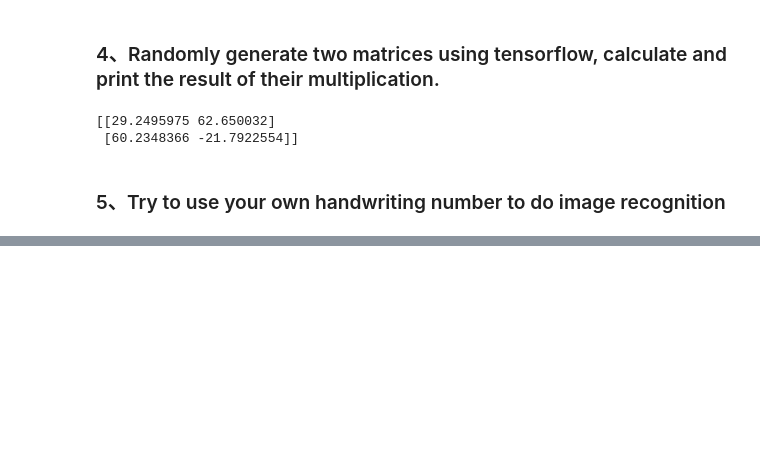
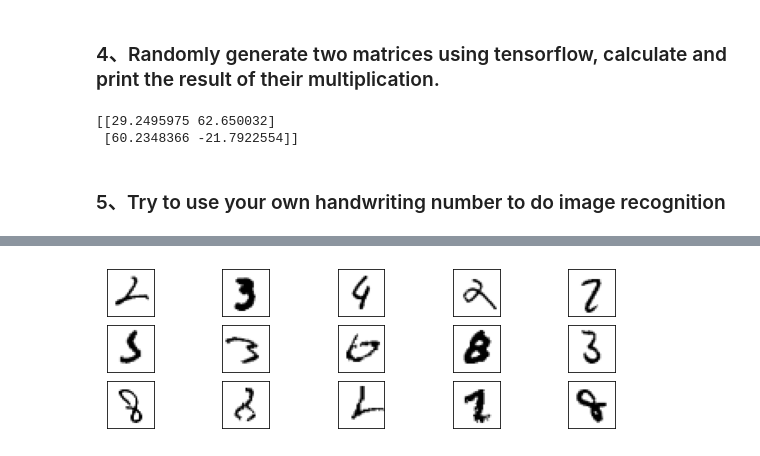
Before and after one commit to Natrofl/intsys_practices, a Jupyter notebook: The fourth_daily test.ipynb, the cells around one changed output, grey strips where cells are left out. Cells and saved outputs as stored; diff of their text form; code cells hidden in the pictures; blank space fills up the shorter version.

```diff
--- a/The fourth_daily test.ipynb
+++ b/The fourth_daily test.ipynb
@@ -35,0 +133,8 @@ tf.print(c)
+# %%
+# Распознавание всей тестовой выборки
+pred = model.predict(x_test)
+pred = np.argmax(pred, axis=1)
+print(pred.shape)
+
+print(pred[:20])
+print(y_test[:20])
@@ -35,0 +158,9 @@ tf.print(c)
+# %%
+# Выделение неверных вариантов
+mask = pred == y_test
+print(mask[:10])
+
+x_false = x_test[~mask]
+y_false = x_test[~mask]
+
+print(x_false.shape)
@@ -35,0 +176,12 @@ tf.print(c)
+# %%
+# Вывод первых 25 неверных результатов
+plt.figure(figsize=(10,5))
+for i in range(15):
+    plt.subplot(5,5,i+1)
+    plt.xticks([])
+    plt.yticks([])
+    plt.imshow(x_false[i], cmap=plt.cm.binary)
+
+plt.show()
+# %% [output]
+[figure, added]
```
Also changed, not shown: parts of 13 cells of this notebook.
